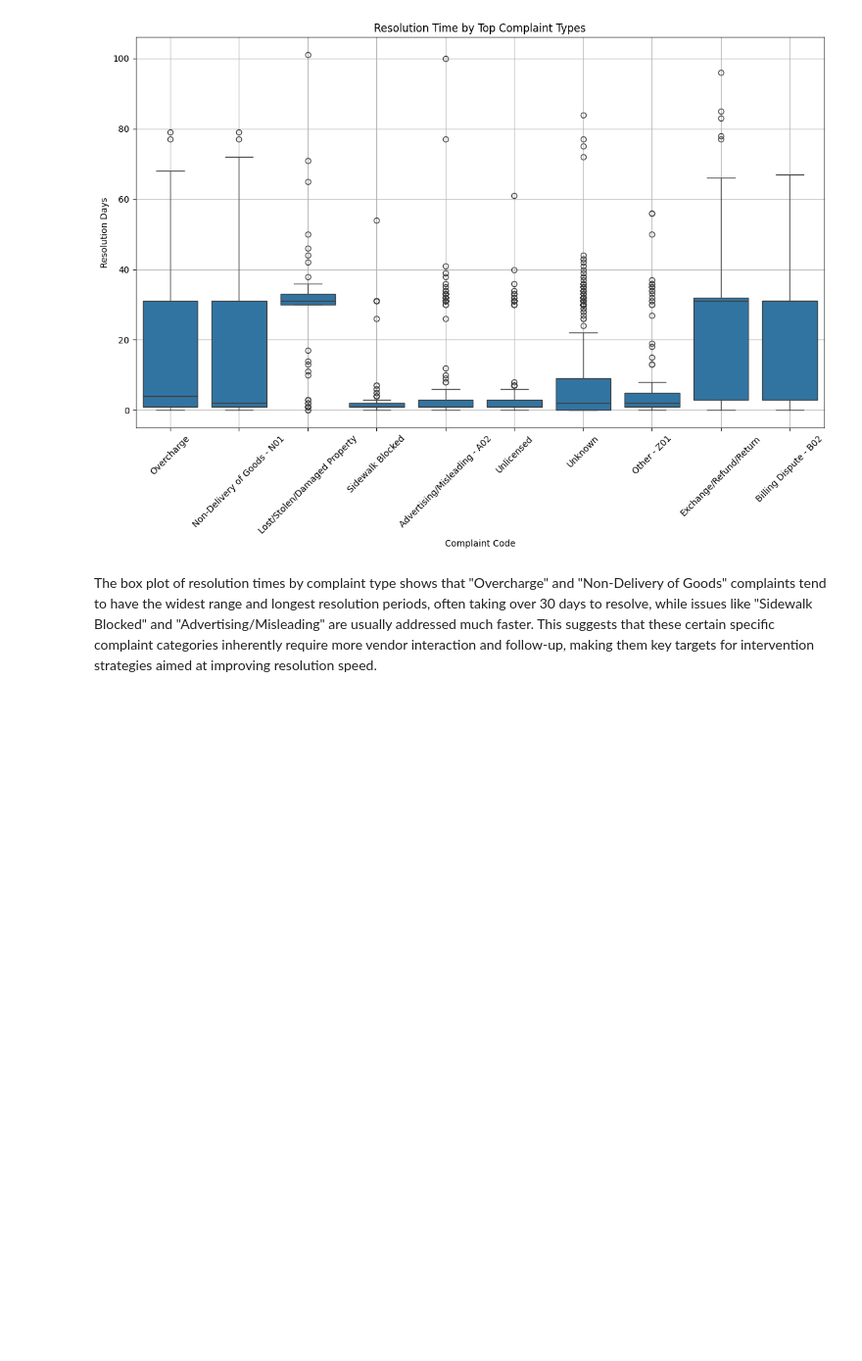
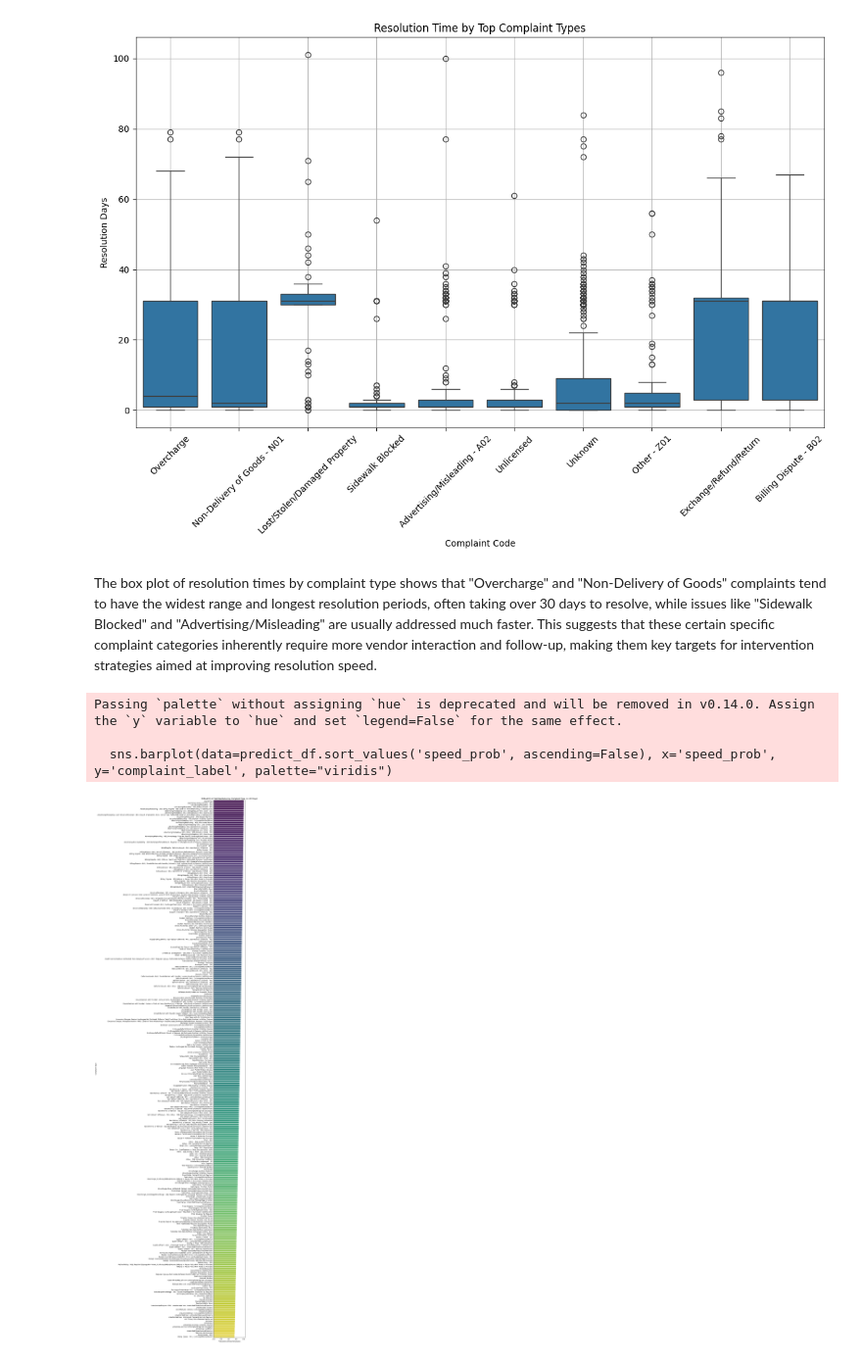
Before and after one commit to aryamankachroo/DTSC2302FinalProject, a Jupyter notebook: nyc_complaints.ipynb, the cells around one changed output. Shown at 98% size. Saved outputs shown, nothing was run; the diff lists cells and outputs as text; code cells hidden in the pictures; blank space fills up the shorter version.

Commit message:
Final Visuals Update

```diff
--- a/nyc_complaints.ipynb
+++ b/nyc_complaints.ipynb
@@ -186,7 +186,7 @@ le_complaint_code = LabelEncoder()
 # Applying Label Encoding to categorical columns needed
 
 df['business_category_encoded'] = le_business_category.fit_transform(df['business_category'].astype(str))
-df['complaint_code_encoded'] = le_business_category.fit_transform(df['complaint_code'].astype(str))
+df['complaint_code_encoded'] = le_complaint_code.fit_transform(df['complaint_code'].astype(str))
 # %%
 # Creating a list of the features we want to use
 features = ['business_category_encoded', 'complaint_code_encoded', 'resolution_days']
@@ -455,3 +456,41 @@ plt.show()
 [figure]
 # %% [markdown]
 The box plot of resolution times by complaint type shows that "Overcharge" and "Non-Delivery of Goods" complaints tend to have the widest range and longest resolution periods, often taking over 30 days to resolve, while issues like "Sidewalk Blocked" and "Advertising/Misleading" are usually addressed much faster. This suggests that these certain specific complaint categories inherently require more vendor interaction and follow-up, making them key targets for intervention strategies aimed at improving resolution speed.
+# %%
+# 1. Create a new binary target for "speed" - resolved within 20 days
+df['fast_resolution'] = (df['resolution_days'] <= 20).astype(int)
+
+# 2. Model for fast resolutions
+X_simple = df[['business_category_encoded', 'complaint_code_encoded', 'resolution_days']]
+y_speed = df['fast_resolution']
+
+speed_model = LogisticRegression(max_iter=1000, random_state=42)
+speed_model.fit(X_simple, y_speed)
+
+# 3. Predict probabilities for all complaint types
+complaint_codes = np.sort(df['complaint_code_encoded'].unique())
+predict_df = pd.DataFrame({
+    'business_category_encoded': np.zeros_like(complaint_codes),  # neutral dummy
+    'complaint_code_encoded': complaint_codes,
+    'resolution_days': np.full_like(complaint_codes, 20)  # simulate 20 days
+})
+
+speed_probs = speed_model.predict_proba(predict_df[['business_category_encoded', 'complaint_code_encoded', 'resolution_days']])[:, 1]
+
+# Decode complaint codes
+predict_df['complaint_label'] = le_complaint_code.inverse_transform(predict_df['complaint_code_encoded'])
+predict_df['speed_prob'] = speed_probs
+
+# Plot: Fast resolution by complaint type
+plt.figure(figsize=(14,50))
+sns.barplot(data=predict_df.sort_values('speed_prob', ascending=False), x='speed_prob', y='complaint_label', palette="viridis")
+plt.title("Probability of Fast Resolution by Complaint Type (<=20 Days)")
+plt.xlabel("Probability of Fast Resolution")
+plt.ylabel("Complaint Type")
+plt.tight_layout()
+plt.show()
+# %% [output]
+Passing `palette` without assigning `hue` is deprecated and will be removed in v0.14.0. Assign the `y` variable to `hue` and set `legend=False` for the same effect.
+
+  sns.barplot(data=predict_df.sort_values('speed_prob', ascending=False), x='speed_prob', y='complaint_label', palette="viridis")
+[figure, added]
```
Also changed, not shown: parts of 4 cells of this notebook.
